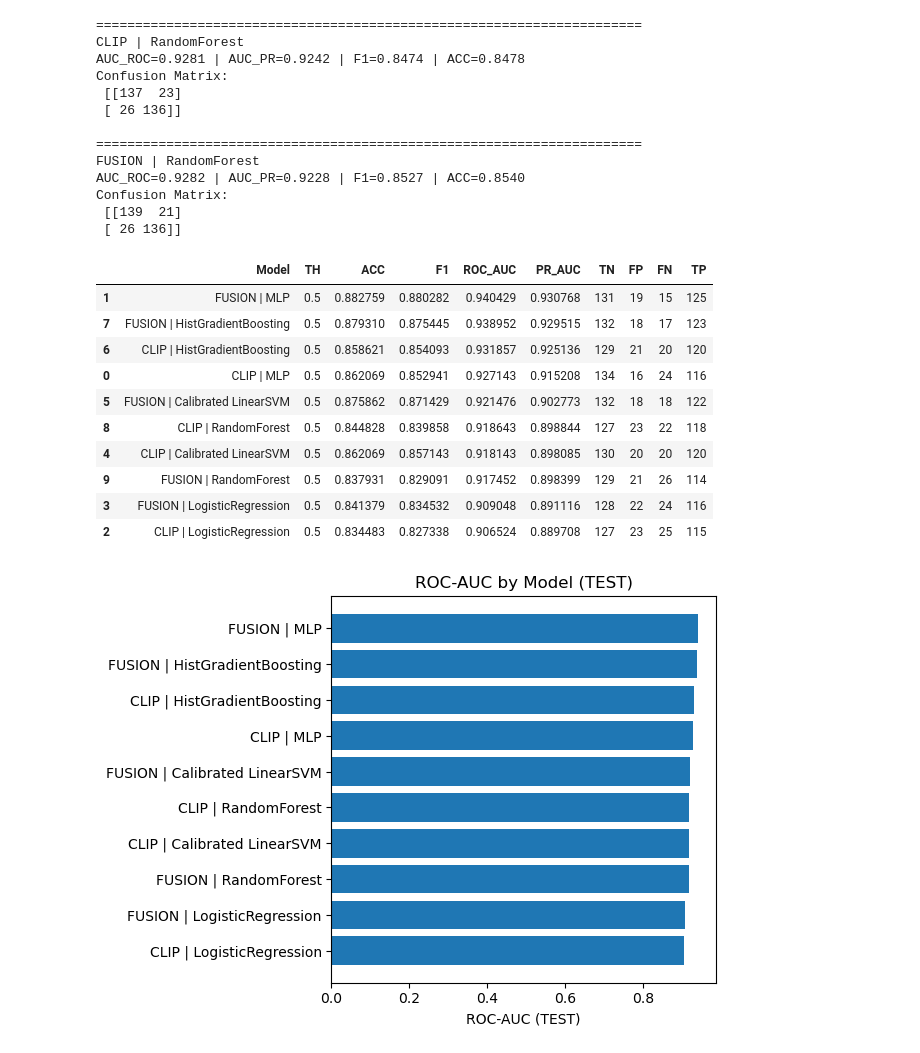
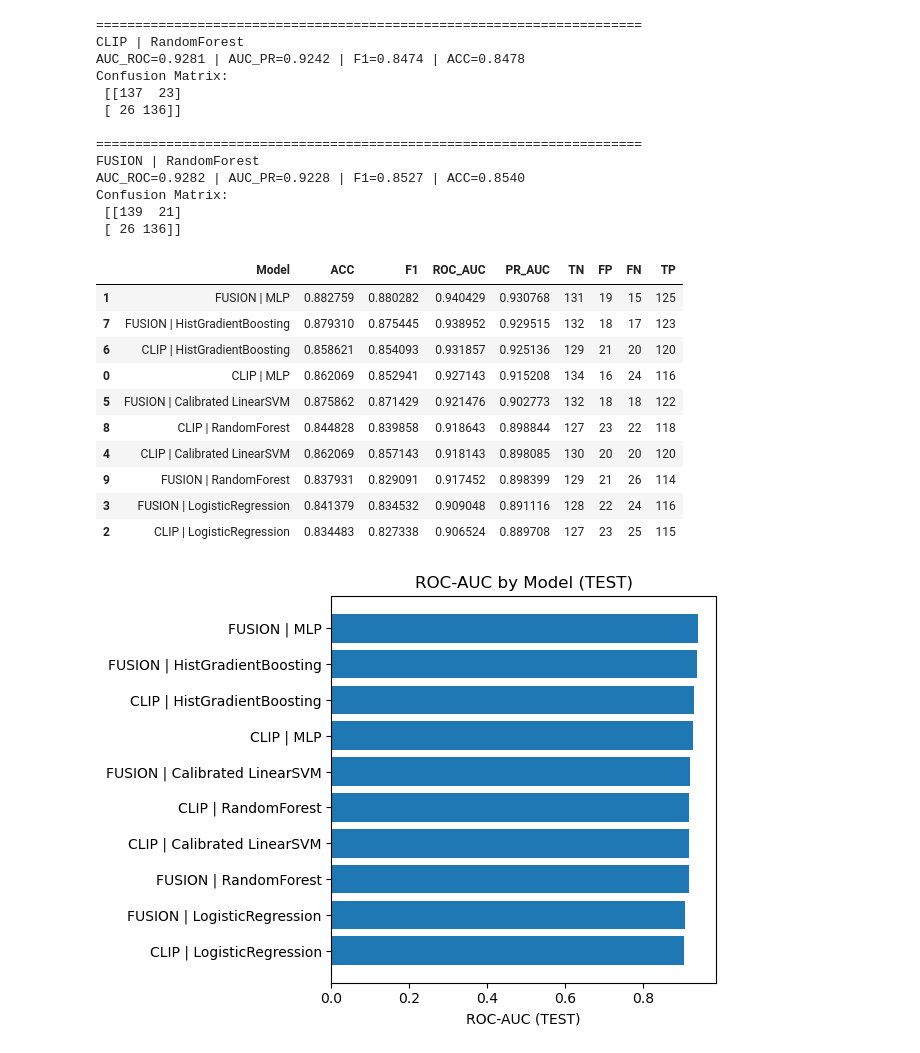
Before and after one commit to YuvalGarzon/Seminar-Project-Real-time-Crowd-Anomaly, a Jupyter notebook: ProjectRealTimeCrowdAnomaly.ipynb, the cells around one changed output. Cells and saved outputs as stored; diff of their text form; code cells hidden in the pictures.

Commit message:
Refactor model evaluation output: Removed threshold column and added true negatives count. Updated execution count.

```diff
--- a/ProjectRealTimeCrowdAnomaly.ipynb
+++ b/ProjectRealTimeCrowdAnomaly.ipynb
@@ -1597,7 +1597,6 @@ def eval_probs(name, probs, y_true, thr=0.5):
     pred = (probs >= thr).astype(int)
     return {
         "Model": name,
-        "TH": thr,
         "ACC": accuracy_score(y_true, pred),
         "F1": f1_score(y_true, pred),
         "ROC_AUC": roc_auc_score(y_true, probs) if len(np.unique(y_true)) > 1 else np.nan,
@@ -1665,44 +1664,44 @@ p = svm.predict_proba(Xf_te)[:, 1]
 rows.append(eval_probs("FUSION | Calibrated LinearSVM", p, y_te, thr=0.5))
 
 # ===== 5) HistGradientBoosting =====
 hgb = HistGradientBoostingClassifier(max_iter=300, learning_rate=0.1, random_state=42)
 hgb.fit(Xe_tr, y_tr)
 p = hgb.predict_proba(Xe_te)[:, 1]
 rows.append(eval_probs("CLIP | HistGradientBoosting", p, y_te, thr=0.5))
 
 hgb.fit(Xf_tr, y_tr)
 p = hgb.predict_proba(Xf_te)[:, 1]
 rows.append(eval_probs("FUSION | HistGradientBoosting", p, y_te, thr=0.5))
 
 # ===== 6) RandomForest =====
 rf = RandomForestClassifier(
     n_estimators=500,
     random_state=42,
     class_weight="balanced_subsample",
     n_jobs=-1
 )
 rf.fit(Xe_tr, y_tr)
 p = rf.predict_proba(Xe_te)[:, 1]
 rows.append(eval_probs("CLIP | RandomForest", p, y_te, thr=0.5))
 
 rf.fit(Xf_tr, y_tr)
 p = rf.predict_proba(Xf_te)[:, 1]
 rows.append(eval_probs("FUSION | RandomForest", p, y_te, thr=0.5))
 
 df = pd.DataFrame(rows).sort_values(["ROC_AUC","PR_AUC","F1"], ascending=False)
 df
 # %% [output]
-|  | Model | TH | ACC | F1 | ROC_AUC | PR_AUC | TN | FP | FN | TP |
-| 1 | FUSION | MLP | 0.5 | 0.882759 | 0.880282 | 0.940429 | 0.930768 | 131 | 19 | 15 | 125 |
-| 7 | FUSION | HistGradientBoosting | 0.5 | 0.879310 | 0.875445 | 0.938952 | 0.929515 | 132 | 18 | 17 | 123 |
-| 6 | CLIP | HistGradientBoosting | 0.5 | 0.858621 | 0.854093 | 0.931857 | 0.925136 | 129 | 21 | 20 | 120 |
-| 0 | CLIP | MLP | 0.5 | 0.862069 | 0.852941 | 0.927143 | 0.915208 | 134 | 16 | 24 | 116 |
-| 5 | FUSION | Calibrated LinearSVM | 0.5 | 0.875862 | 0.871429 | 0.921476 | 0.902773 | 132 | 18 | 18 | 122 |
-| 8 | CLIP | RandomForest | 0.5 | 0.844828 | 0.839858 | 0.918643 | 0.898844 | 127 | 23 | 22 | 118 |
-| 4 | CLIP | Calibrated LinearSVM | 0.5 | 0.862069 | 0.857143 | 0.918143 | 0.898085 | 130 | 20 | 20 | 120 |
-| 9 | FUSION | RandomForest | 0.5 | 0.837931 | 0.829091 | 0.917452 | 0.898399 | 129 | 21 | 26 | 114 |
-| 3 | FUSION | LogisticRegression | 0.5 | 0.841379 | 0.834532 | 0.909048 | 0.891116 | 128 | 22 | 24 | 116 |
-| 2 | CLIP | LogisticRegression | 0.5 | 0.834483 | 0.827338 | 0.906524 | 0.889708 | 127 | 23 | 25 | 115 |
+|  | Model | ACC | F1 | ROC_AUC | PR_AUC | TN | FP | FN | TP |
+| 1 | FUSION | MLP | 0.882759 | 0.880282 | 0.940429 | 0.930768 | 131 | 19 | 15 | 125 |
+| 7 | FUSION | HistGradientBoosting | 0.879310 | 0.875445 | 0.938952 | 0.929515 | 132 | 18 | 17 | 123 |
+| 6 | CLIP | HistGradientBoosting | 0.858621 | 0.854093 | 0.931857 | 0.925136 | 129 | 21 | 20 | 120 |
+| 0 | CLIP | MLP | 0.862069 | 0.852941 | 0.927143 | 0.915208 | 134 | 16 | 24 | 116 |
+| 5 | FUSION | Calibrated LinearSVM | 0.875862 | 0.871429 | 0.921476 | 0.902773 | 132 | 18 | 18 | 122 |
+| 8 | CLIP | RandomForest | 0.844828 | 0.839858 | 0.918643 | 0.898844 | 127 | 23 | 22 | 118 |
+| 4 | CLIP | Calibrated LinearSVM | 0.862069 | 0.857143 | 0.918143 | 0.898085 | 130 | 20 | 20 | 120 |
+| 9 | FUSION | RandomForest | 0.837931 | 0.829091 | 0.917452 | 0.898399 | 129 | 21 | 26 | 114 |
+| 3 | FUSION | LogisticRegression | 0.841379 | 0.834532 | 0.909048 | 0.891116 | 128 | 22 | 24 | 116 |
+| 2 | CLIP | LogisticRegression | 0.834483 | 0.827338 | 0.906524 | 0.889708 | 127 | 23 | 25 | 115 |
 # %%
 # df = your results table (as in your cell)
 df_plot = df.copy()
```
